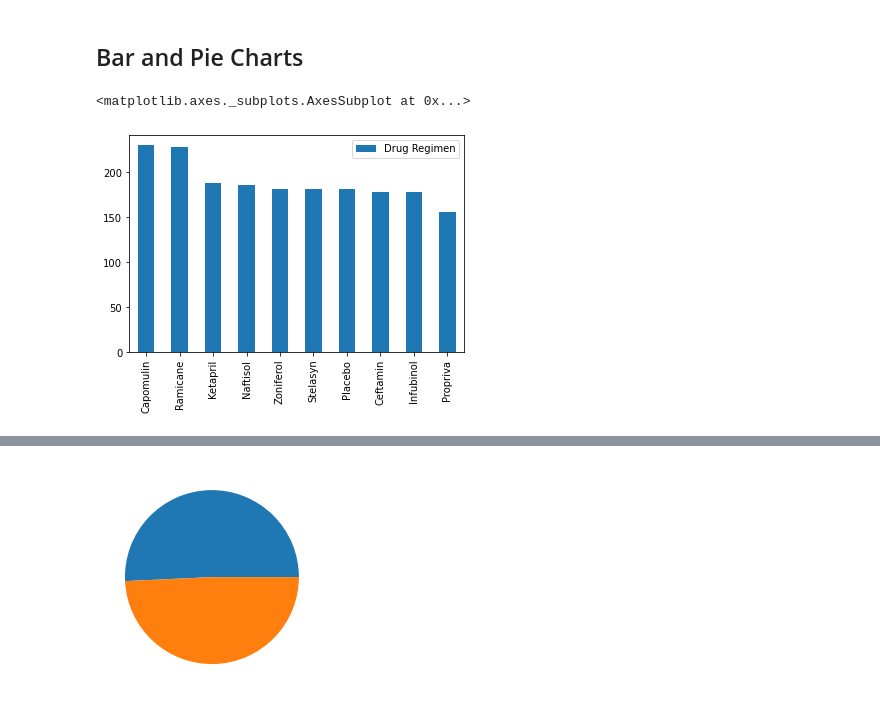
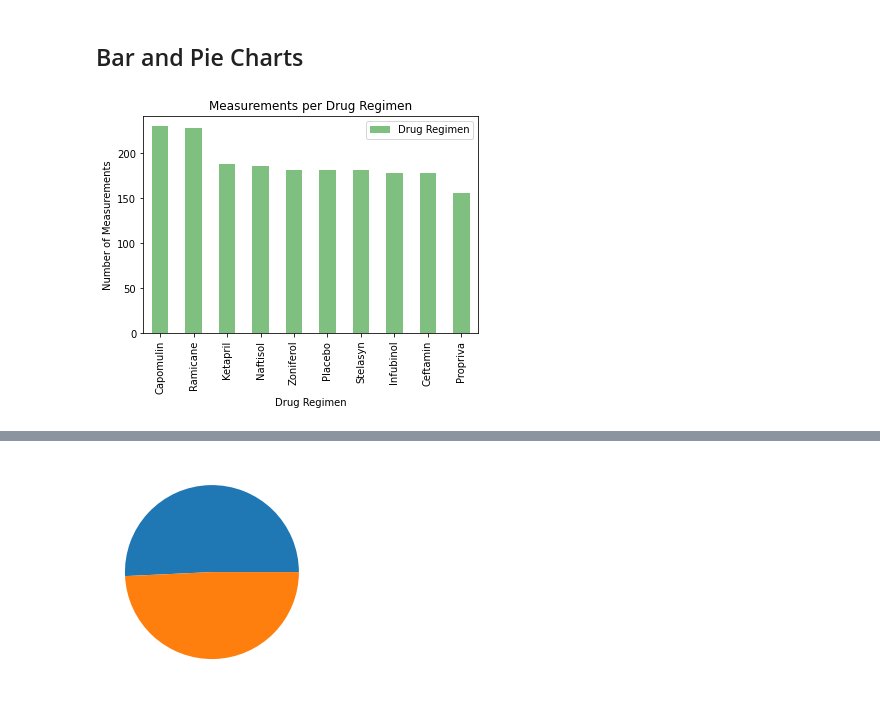
Before and after one commit to rperezme-data/DAB_H05_Matplotlib-challenge, a Jupyter notebook: Pymaceuticals/main.ipynb, the cells around one changed output, grey strips where cells are left out. Drawn from its saved outputs; the diff is of its cells as text; code cells hidden in the pictures.

Commit message:
Format Bar Plot

```diff
--- a/Pymaceuticals/main.ipynb
+++ b/Pymaceuticals/main.ipynb
@@ -140,7 +140,13 @@ clean_data.groupby('Drug Regimen').agg({'Tumor Volume (mm3)': ['mean', 'median',
 ## Bar and Pie Charts
 # %%
 # Generate a bar plot showing the total number of measurements taken on each drug regimen using pandas.
-pd.DataFrame(clean_data['Drug Regimen'].value_counts()).plot(kind="bar")
+pd.DataFrame(clean_data['Drug Regimen'].value_counts()).plot(kind="bar", color="green", alpha=0.5)
+
+# Give the chart a title, x label, and y label
+plt.title("Measurements per Drug Regimen")
+plt.xlabel("Drug Regimen")
+plt.ylabel("Number of Measurements")
+
+plt.show()
 # %% [output]
-<matplotlib.axes._subplots.AxesSubplot at 0x...>
-[figure, old version]
+[figure, new version]
```
Also changed, not shown: parts of 8 cells of this notebook.
